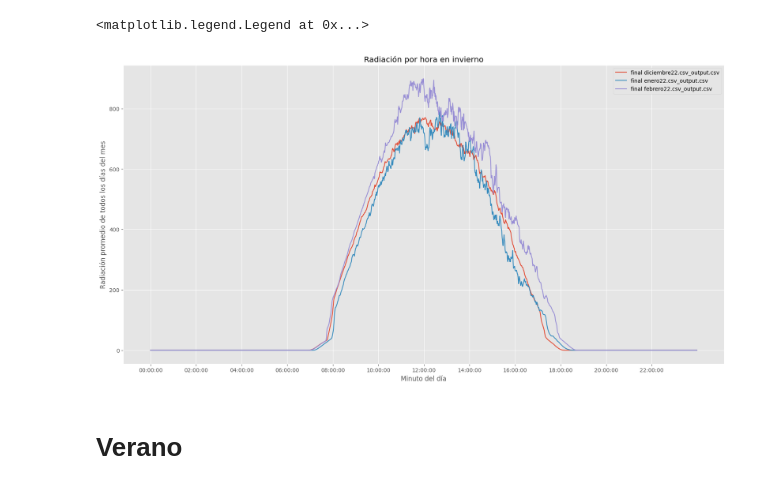
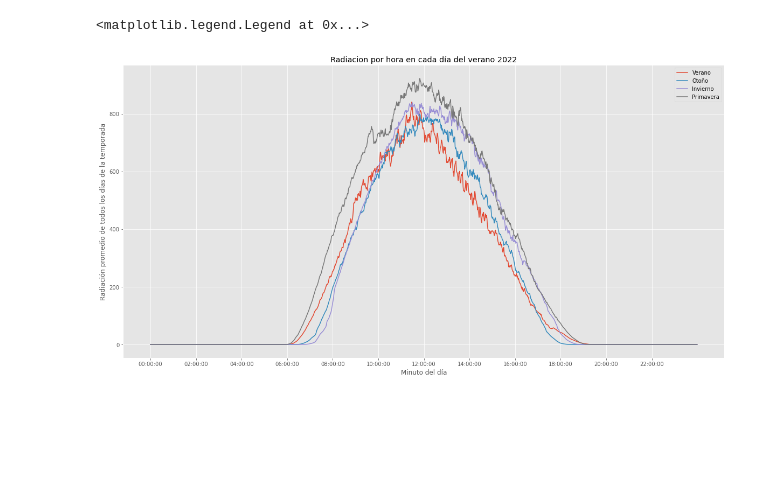
Before and after one commit to lorenzoog00/ASE, a Jupyter notebook: ONEMINUTE/Promedios/estaciones.ipynb, the cells around one changed output. Saved outputs shown, nothing was run; the diff lists cells and outputs as text; code cells hidden in the pictures; blank space fills up the shorter version.

```diff
--- a/ONEMINUTE/Promedios/estaciones.ipynb
+++ b/ONEMINUTE/Promedios/estaciones.ipynb
@@ -32,17 +91,44 @@ for file in files:
+# %%
+cols_diciembre2 = [diciembre.columns[i] for i in [0, 1, 23, 24, 25, 26, 27, 28, 29, 30, 31, 32]]
+cols_enero = [enero.columns[i] for i in [2, 3, 4, 5, 6, 7, 8, 9, 10, 11, 12, 13, 14, 15, 16, 17, 18, 19, 20, 21, 22, 23, 24, 25, 26, 27, 28, 29, 30, 31, 32]]
+cols_febrero = [febrero.columns[i] for i in [2, 3, 4, 5, 6, 7, 8, 9, 10, 11, 12, 13, 14, 15, 16, 17, 18, 19, 20, 21, 22, 23, 24, 25, 26, 27]]
+cols_marzo = [marzo.columns[i] for i in [2, 3, 4, 5, 6, 7, 8, 9, 10, 11, 12, 13, 14, 15, 16, 17, 18, 19, 20, 21, 22]]
+#en cols guardamos las columnas que necesitamos de cada mes, para junio agarramos las horas tambien
+
+invierno = pd.concat([diciembre.loc[:, cols_diciembre2], enero.loc[:, cols_enero], febrero.loc[:, cols_febrero], marzo.loc[:, cols_marzo]], axis=1)
+#concatenamos estas columnas que necesitamos en una nueva base de datos
+
+invierno['Radiación Promedio de la temporada'] = invierno.iloc[:, 3:].mean(axis=1)
+#sacamos la radiación promedio de todos los días de la temporada
+# %%
+cols_marzo2 = [marzo.columns[i] for i in [0, 1, 23, 24, 25, 26, 27, 28, 29, 30, 31, 32]]
+cols_abril = [abril.columns[i] for i in [2, 3, 4, 5, 6, 7, 8, 9, 10, 11, 12, 13, 14, 15, 16, 17, 18, 19, 20, 21, 22, 23, 24, 25, 26, 27, 28, 29, 30, 31]]
+cols_mayo = [mayo.columns[i] for i in [2, 3, 4, 5, 6, 7, 8, 9, 10, 11, 12, 13, 14, 15, 16, 17, 18, 19, 20, 21, 22, 23, 24, 25, 26, 27, 28, 29, 30, 31]]
+cols_junio2 = [junio.columns[i] for i in [2, 3, 4, 5, 6, 7, 8, 9, 10, 11, 12, 13, 14, 15, 16, 17, 18, 19, 20, 21, 22]]
+#en cols guardamos las columnas que necesitamos de cada mes, para junio agarramos las horas tambien
+
+primavera = pd.concat([marzo.loc[:, cols_marzo2], abril.loc[:, cols_abril], mayo.loc[:, cols_mayo], junio.loc[:, cols_junio2]], axis=1)
+#concatenamos estas columnas que necesitamos en una nueva base de datos
+
+primavera['Radiación Promedio de la temporada'] = primavera.iloc[:, 3:].mean(axis=1)
+#sacamos la radiación promedio de todos los días de la temporada
 # %%
 plt.style.use('ggplot')
 plt.figure(figsize= (20,10))
-plt.title('Radiación por hora en invierno')
+plt.title('Radiacion por hora en cada día del verano 2022')
 plt.xlabel('Minuto del día')
-plt.ylabel('Radiación promedio de todos los días del mes')
+plt.ylabel('Radiación promedio de todos los días de la temporada')
 
-for bowser in invierno:
-    plt.plot(invierno[bowser].TOA5, invierno[bowser]['Radiación Promedio'], label = bowser )
+plt.plot(verano.TOA5, verano['Radiación Promedio de la temporada'], label = 'Verano' )
+plt.plot(otoño.TOA5, otoño['Radiación Promedio de la temporada'], label = 'Otoño' )
+plt.plot(invierno.TOA5, invierno['Radiación Promedio de la temporada'], label = 'Invierno' )
+plt.plot(primavera.TOA5, primavera['Radiación Promedio de la temporada'], label = 'Primavera' )
 
-plt.xticks(invierno['final diciembre22.csv_output.csv']['Unnamed: 0'][::120])
+
+
+
+plt.xticks(verano.TOA5[::120])
 plt.legend()
 # %% [output]
 <matplotlib.legend.Legend at 0x...>
-[figure, old version]
+[figure, new version]
-# %% [markdown]
-# Verano
```
Also changed, not shown: parts of 14 cells of this notebook, 33 other files.
